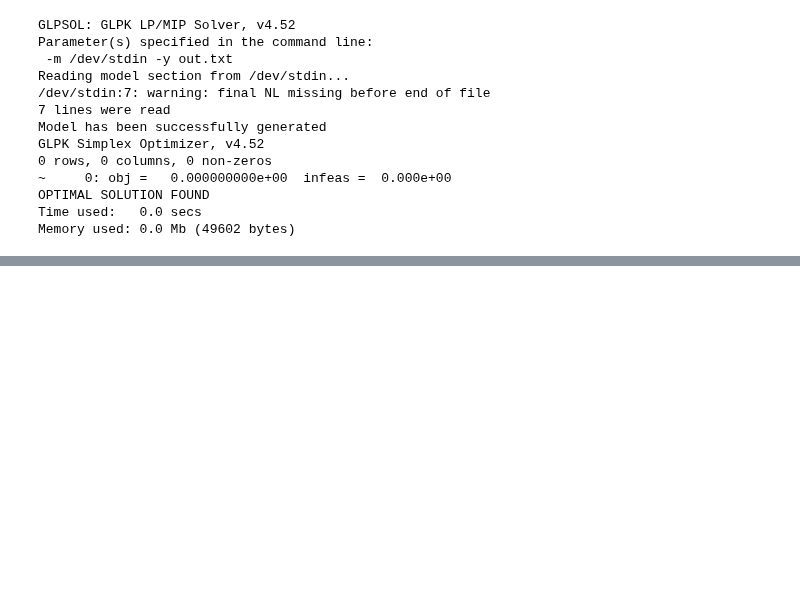
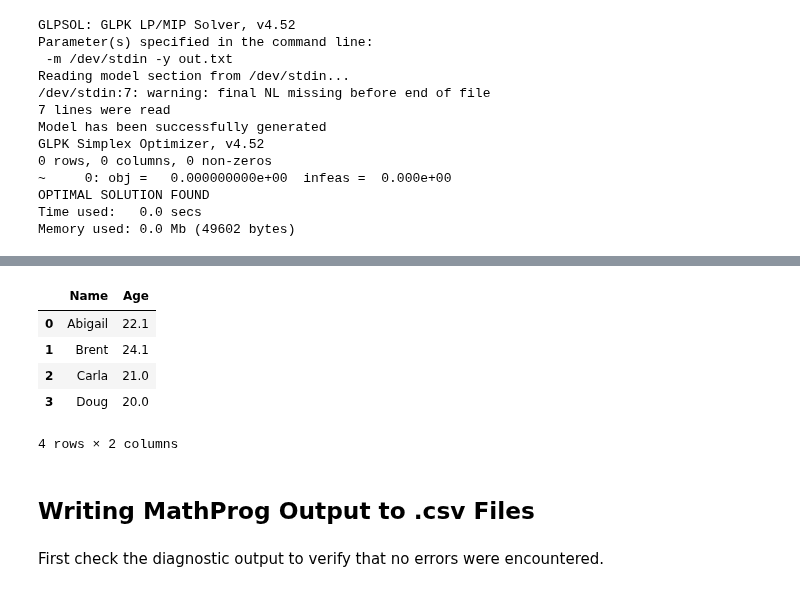
Before and after one commit to jckantor/CBE40455, a Jupyter notebook: notebooks/Getting Started with GNU MathProg.ipynb, the cells around one changed output, grey strips where cells are left out. Cells and saved outputs as stored; diff of their text form; code cells hidden in the pictures; blank space fills up the shorter version.

```diff
--- a/notebooks/Getting Started with GNU MathProg.ipynb
+++ b/notebooks/Getting Started with GNU MathProg.ipynb
@@ -127,0 +226,12 @@ Memory used: 0.0 Mb (49602 bytes)
+# %%
+import pandas
+pandas.read_csv("input.csv")
+# %% [output]
+|  | Name | Age |
+| 0 | Abigail | 22.1 |
+| 1 | Brent | 24.1 |
+| 2 | Carla | 21.0 |
+| 3 | Doug | 20.0 |
+4 rows × 2 columns
+# %% [markdown]
+## Writing MathProg Output to .csv Files
@@ -127,0 +258,2 @@ Memory used: 0.0 Mb (49602 bytes)
+# %% [markdown]
+First check the diagnostic output to verify that no errors were encountered.
```
Also changed, not shown: parts of 21 cells of this notebook, 13 other files.
